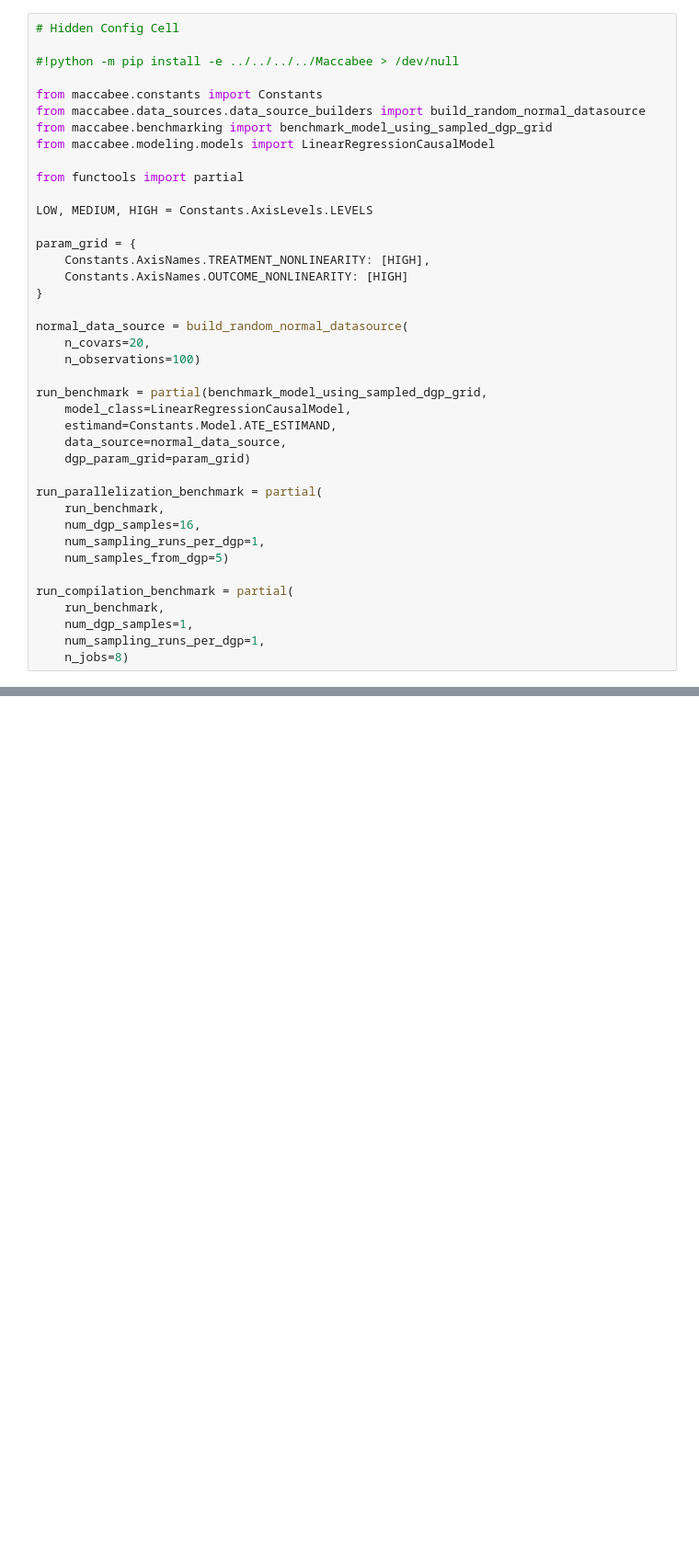
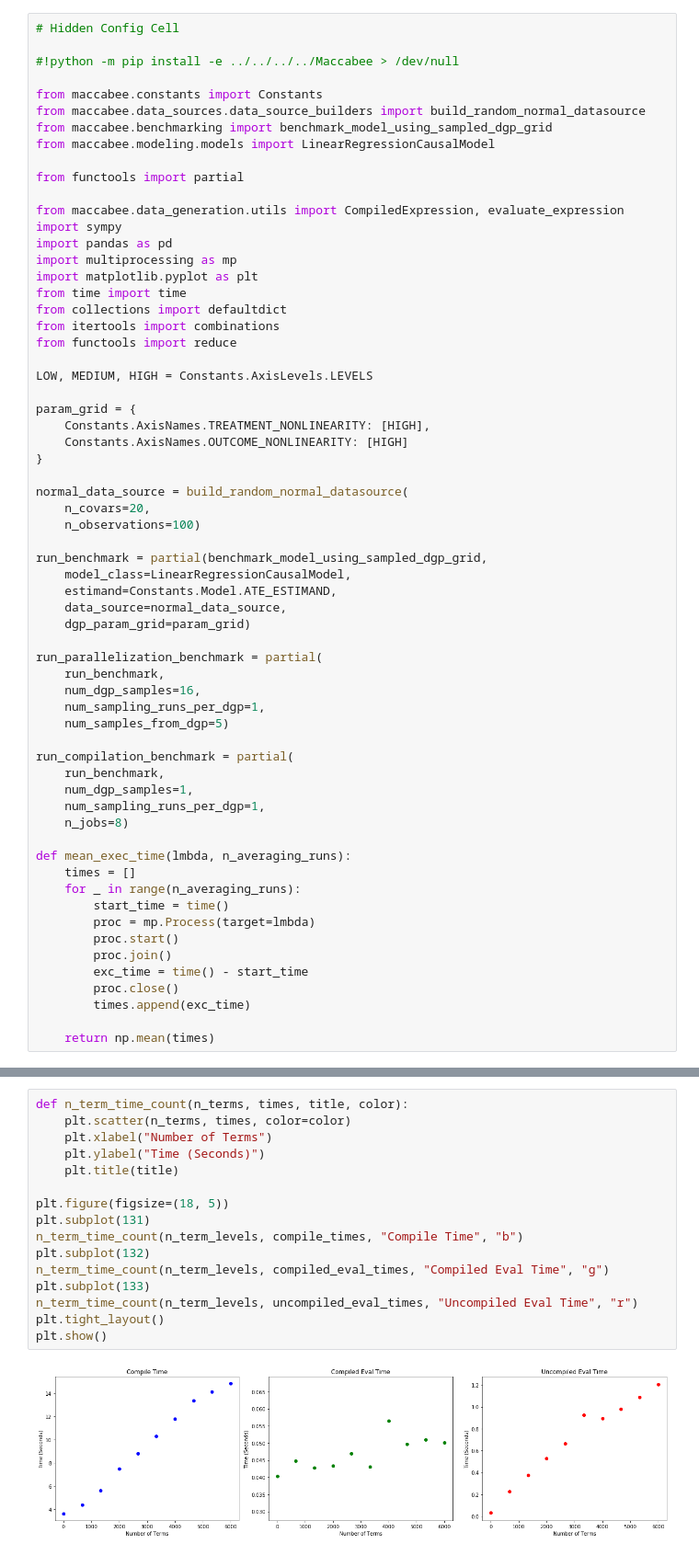
Before and after one commit to JoshBroomberg/Maccabee, a Jupyter notebook: Maccabee/docs/source/advanced/parallelization.ipynb, the cells around one changed output, grey strips where cells are left out. Shown at 92% size. Cells and saved outputs as stored; diff of their text form; blank space fills up the shorter version.

```diff
--- a/Maccabee/docs/source/advanced/parallelization.ipynb
+++ b/Maccabee/docs/source/advanced/parallelization.ipynb
@@ -9,6 +9,16 @@ from maccabee.benchmarking import benchmark_model_using_sampled_dgp_grid
 from maccabee.modeling.models import LinearRegressionCausalModel
 
 from functools import partial
+
+from maccabee.data_generation.utils import CompiledExpression, evaluate_expression
+import sympy
+import pandas as pd
+import multiprocessing as mp
+import matplotlib.pyplot as plt
+from time import time
+from collections import defaultdict
+from itertools import combinations
+from functools import reduce
 
 LOW, MEDIUM, HIGH = Constants.AxisLevels.LEVELS
 
@@ -38,6 +48,19 @@ run_compilation_benchmark = partial(
     num_dgp_samples=1,
     num_sampling_runs_per_dgp=1,
     n_jobs=8)
+
+def mean_exec_time(lmbda, n_averaging_runs):
+    times = []
+    for _ in range(n_averaging_runs):
+        start_time = time()
+        proc = mp.Process(target=lmbda)
+        proc.start()
+        proc.join()
+        exc_time = time() - start_time
+        proc.close()
+        times.append(exc_time)
+
+    return np.mean(times)
 # %% [raw]
 Parallelization and Compilation
 *******************************
@@ -119,0 +208,18 @@ The code block below runs a benchmark - made up of one DGP sample, 10 sampling r
+# %%
+def n_term_time_count(n_terms, times, title, color):
+    plt.scatter(n_terms, times, color=color)
+    plt.xlabel("Number of Terms")
+    plt.ylabel("Time (Seconds)")
+    plt.title(title)
+
+plt.figure(figsize=(18, 5))
+plt.subplot(131)
+n_term_time_count(n_term_levels, compile_times, "Compile Time", "b")
+plt.subplot(132)
+n_term_time_count(n_term_levels, compiled_eval_times, "Compiled Eval Time", "g")
+plt.subplot(133)
+n_term_time_count(n_term_levels, uncompiled_eval_times, "Uncompiled Eval Time", "r")
+plt.tight_layout()
+plt.show()
+# %% [output]
+[figure, added]
```
Also changed, not shown: parts of 9 cells of this notebook, 4 other files.
